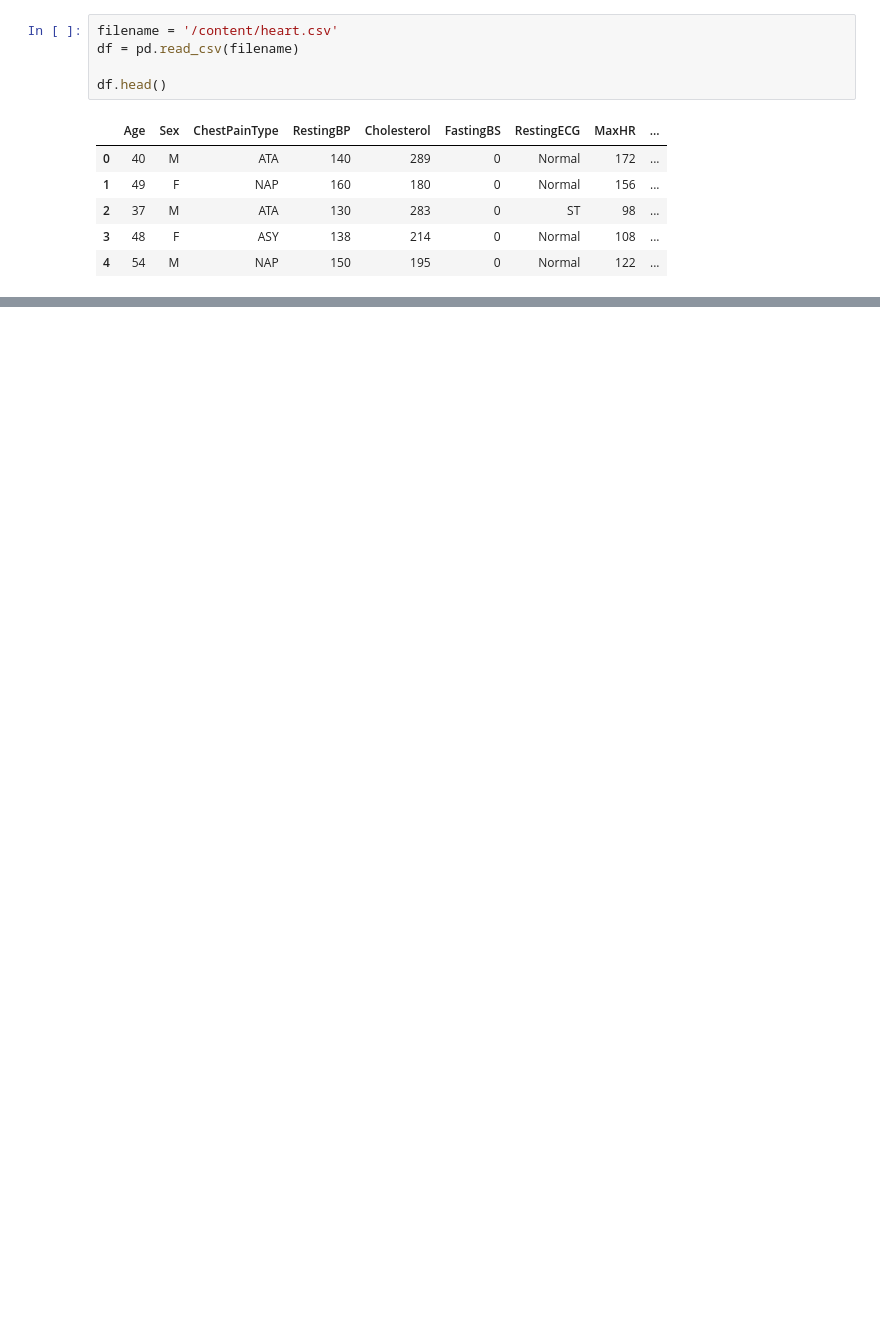
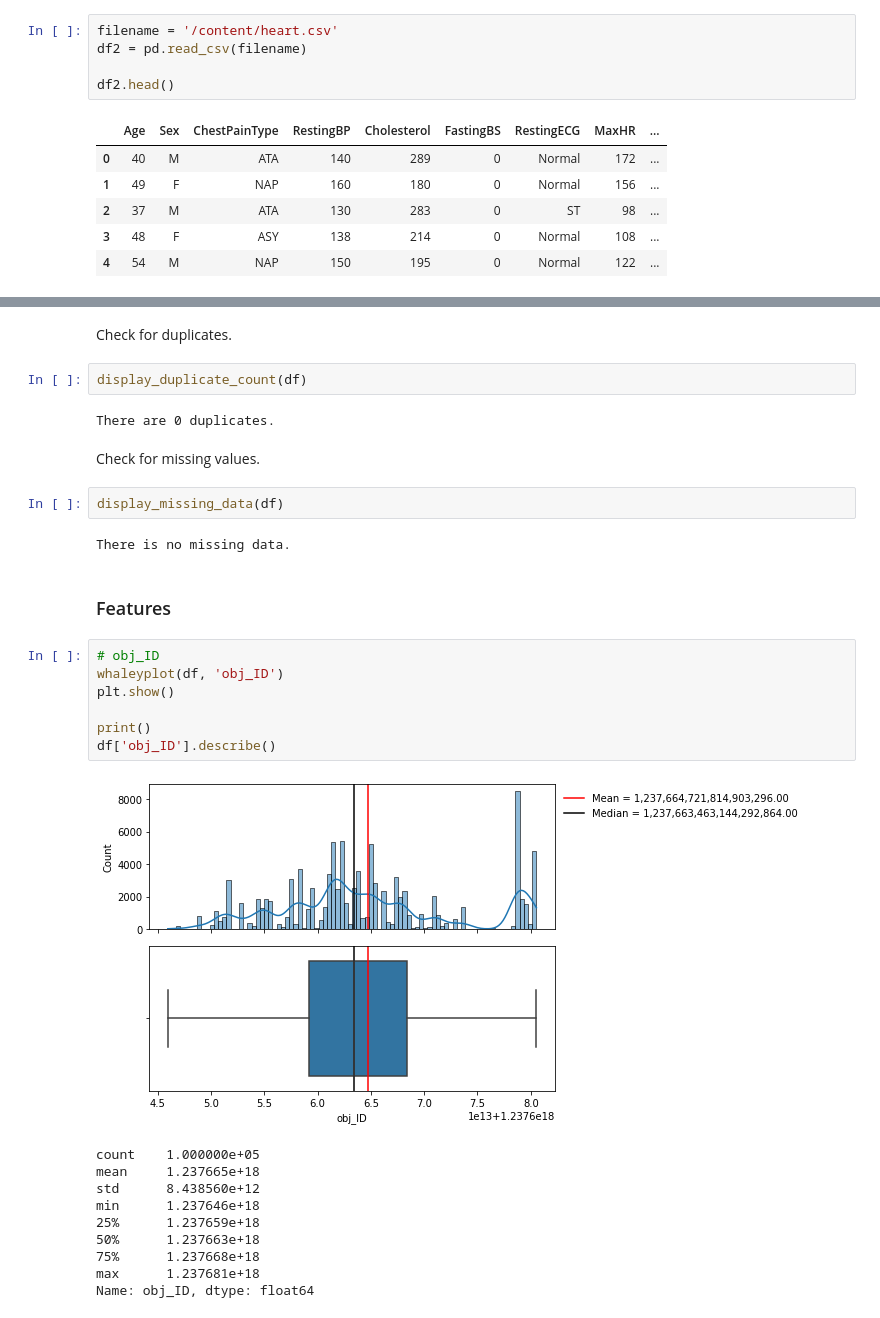
Before and after one commit to osluder/project-2, a Jupyter notebook: project_2.ipynb, the cells around one changed output, grey strips where cells are left out. Cells and saved outputs as stored; diff of their text form; blank space fills up the shorter version.

```diff
--- a/project_2.ipynb
+++ b/project_2.ipynb
@@ -145,9 +300,9 @@ memory usage: 13.7+ MB
 - None
 # %%
 filename = '/content/heart.csv'
-df = pd.read_csv(filename)
+df2 = pd.read_csv(filename)
 
-df.head()
+df2.head()
 # %% [output]
 |  | Age | Sex | ChestPainType | RestingBP | Cholesterol | FastingBS | RestingECG | MaxHR | ... |
 | 0 | 40 | M | ATA | 140 | 289 | 0 | Normal | 172 | ... |
@@ -179,0 +349,32 @@ memory usage: 86.2+ KB
+# %% [markdown]
+Check for duplicates.
+# %%
+display_duplicate_count(df)
+# %% [output]
+There are 0 duplicates.
+# %% [markdown]
+Check for missing values.
+# %%
+display_missing_data(df)
+# %% [output]
+There is no missing data.
+# %% [markdown]
+### Features
+# %%
+# obj_ID
+whaleyplot(df, 'obj_ID')
+plt.show()
+
+print()
+df['obj_ID'].describe()
+# %% [output]
+[figure, added]
+count    1.000000e+05
+mean     1.237665e+18
+std      8.438560e+12
+min      1.237646e+18
+25%      1.237659e+18
+50%      1.237663e+18
+75%      1.237668e+18
+max      1.237681e+18
+Name: obj_ID, dtype: float64
```
Also changed, not shown: parts of 27 cells of this notebook.
